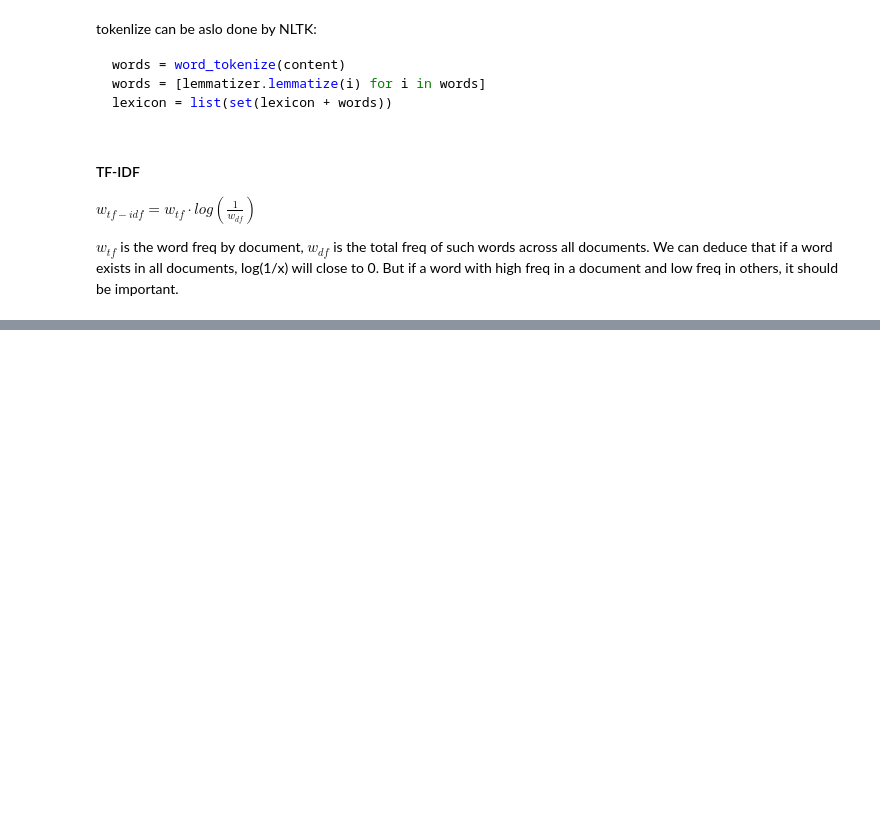
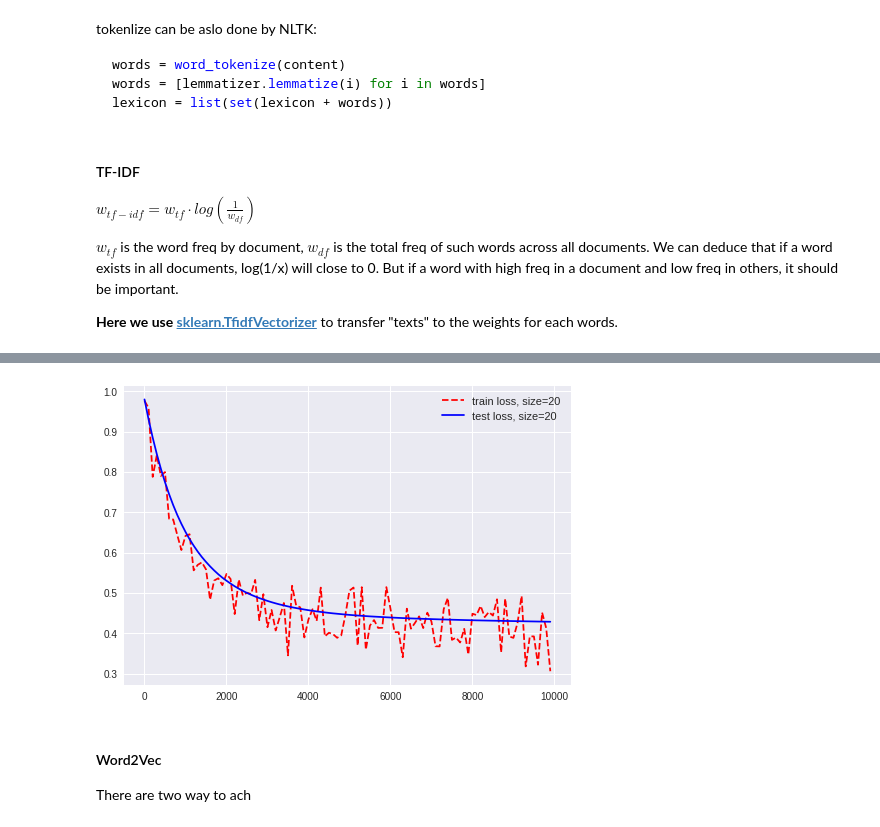
Before and after one commit to neoaksa/tensorflowDemo, a Jupyter notebook: Tensorflow_Princples.ipynb, the cells around one changed output, grey strips where cells are left out. Saved outputs shown, nothing was run; the diff lists cells and outputs as text; code cells hidden in the pictures; blank space fills up the shorter version.

```diff
--- a/Tensorflow_Princples.ipynb
+++ b/Tensorflow_Princples.ipynb
@@ -207,6 +214,7 @@ import nltk
 from nltk.tokenize import word_tokenize
 from nltk.stem import WordNetLemmatizer
 from sklearn.model_selection import train_test_split
+import pickle
 
 #-----prepare the data through URL
 save_file_name = os.path.join('','temp_spam_data.csv')
@@ -238,7 +246,7 @@ else:
 texts = [x[1] for x in text_data]
 target = [x[0] for x in text_data]
 # Relabel 'spam' as 1, 'ham' as 0
-target = [1 if x=='spam' else 0 for x in target]
+target = [1.0 if x=='spam' else 0.0 for x in target]
 
 #-----preprocessing the texts
 # Convert to lower case
@@ -253,7 +261,9 @@ text_lengths = [len(x.split()) for x in texts]
 text_lengths = [x for x in text_lengths if x < 50]
 plt.hist(text_lengths, bins=25)
 plt.title('Histogram of # of Words in Texts')
-
+# save "texts" for next section
+pickle.dump(texts,open('texts.obj','wb'))
+pickle.dump(target,open('target.obj','wb'))
 #-----embedding words by vocab_processor
 sentence_size = 25
 min_word_freq = 3
@@ -347,35 +366,41 @@ $w_{tf-idf} = w_{tf}\cdot log(\frac{1}{w_{df}}) $
 
 $w_{tf}$ is the word freq by document, $w_{df}$ is the total freq of such words across all documents.
 We can deduce that if a word exists in all documents, log(1/x) will close to 0. But if a word with high freq in a document and low freq in others, it should be important.
+
+**Here we use [sklearn.TfidfVectorizer](http://scikit-learn.org/stable/modules/generated/sklearn.feature_extraction.text.TfidfVectorizer.html)** to transfer "texts" to the weights for each words.
 # %%
 # TF-IDF
-# in order to get dataset "texts",
-# we need to run previous snippet(bagging words) first
-import tensorflow as tf import matplotlib.pyplot as plt
+# we resue the "texts" and 'target' object from the previous snippet
+import tensorflow as tf
+import matplotlib.pyplot as plt
 import csv
 import numpy as np
 import os
-import string
-import requests
-import io
 import nltk
-from zipfile import ZipFile
-from sklearn.feature_extraction.text
-import TfidfVectorizer
+from sklearn.feature_extraction.text import TfidfVectorizer
 from sklearn.model_selection import train_test_split
+import pickle
+
+# if some package of nltk doesnt exist, we should run this
+nltk.download('punkt')
 
 # contants
 batch_size = 200
 max_features = 1000
+# read prepocessed texts
+texts = pickle.load(open("texts.obj","rb"))
+target = pickle.load(open("target.obj","rb"))
 # tokenize
 def tokenizer(text):
-    words = nltk.word_tokenizer(text)
+    words = nltk.word_tokenize(text)
     return words
-# TF-IDF of texts
+# TF-IDF of texts by sklearning. Need to tell TfidVectorizer how to tokenize
 tfidf = TfidfVectorizer(tokenizer=tokenizer, stop_words='english', max_features=max_features)
 sparse_tfidf_texts = tfidf.fit_transform(texts)
+# print(len(texts))
+# print(sparse_tfidf_texts)
 #------split dataset into traning and testing
-texts_train,texts_test,target_train,target_test = train_test_split(texts, target, test_size=0.33, random_state=42)
+texts_train,texts_test,target_train,target_test = train_test_split(sparse_tfidf_texts, target, test_size=0.33, random_state=42)
 #-----model structure
 A = tf.Variable(tf.random_normal(shape=[max_features,1]))
 b = tf.Variable(tf.random_normal(shape=[1,1]))
@@ -383,7 +408,8 @@ b = tf.Variable(tf.random_normal(shape=[1,1]))
 x_data = tf.placeholder(shape=[None, max_features], dtype=tf. float32)
 y_target = tf.placeholder(shape=[None, 1], dtype=tf.float32)
 model_output = tf.add(tf.matmul(x_data, A), b)
-loss = tf.reduce_mean(tf.nn.sigmoid_cross_entropy_with_logits(model_output, y_target)
+loss = tf.reduce_mean(tf.nn.sigmoid_cross_entropy_with_logits(logits=model_output,labels= y_target))
+# for evaluation
 prediction = tf.round(tf.sigmoid(model_output))
 predictions_correct = tf.cast(tf.equal(prediction, y_target), tf.float32)
 accuracy = tf.reduce_mean(predictions_correct)
@@ -391,3 +417,34 @@ my_opt = tf.train.GradientDescentOptimizer(0.0025)
 train_step = my_opt.minimize(loss)
 with tf.Session() as sess:
     sess.run(tf.global_variables_initializer())
+    train_loss = []
+    test_loss = []
+    train_acc = []
+    test_acc = []
+    i_data = []
+    for i in range(10000):
+        rand_index = np.random.choice(texts_train.shape[0], size=batch_size)
+        rand_x = texts_train[rand_index].todense()
+        rand_y = np.asarray([target_train[x] for x in rand_index]).reshape(batch_size,1)
+        sess.run(train_step, feed_dict={x_data: rand_x, y_target:rand_y})
+        # Only record loss and accuracy every 100 generations
+        if (i+1)%100==0:
+            i_data.append(i+1)
+            train_loss_temp = sess.run(loss, feed_dict={x_data: rand_x, y_target: rand_y})
+            train_loss.append(train_loss_temp)
+            test_loss_temp = sess.run(loss, feed_dict={x_data: texts_test.todense(), y_target: np.transpose([target_test])})
+            test_loss.append(test_loss_temp)
+            train_acc_temp = sess.run(accuracy, feed_dict={x_data: rand_x, y_target: rand_y})
+            train_acc.append(train_acc_temp)
+            test_acc_temp = sess.run(accuracy, feed_dict={x_data: texts_test.todense(), y_target: np.transpose([target_test])})
+            test_acc.append(test_acc_temp)
+        if (i+1)%1000==0:
+            acc_and_loss = [i+1, train_loss_temp, test_loss_temp, train_acc_temp, test_acc_temp]
+            acc_and_loss = [np.round(x,2) for x in acc_and_loss]
+            print('Generation # {}. Train Loss (Test Loss): {:.2f} ({:.2f}). Train Acc (Test Acc): {:.2f} ({:.2f})'.format(*acc_and_loss))
+# plot loss
+plt.plot(range(0,10000,100),train_loss,'r--',label='train loss, size=20')
+plt.plot(range(0,10000,100),test_loss,'b-',label='test loss, size=20')
+plt.legend(loc='upper right',prop={'size':11})
+plt.show()
+# %% [output]
@@ -393,0 +463,4 @@ with tf.Session() as sess:
+[figure, added]
+# %% [markdown]
+####  Word2Vec
+There are two way to ach
```
Also changed, not shown: parts of 4 cells of this notebook.
